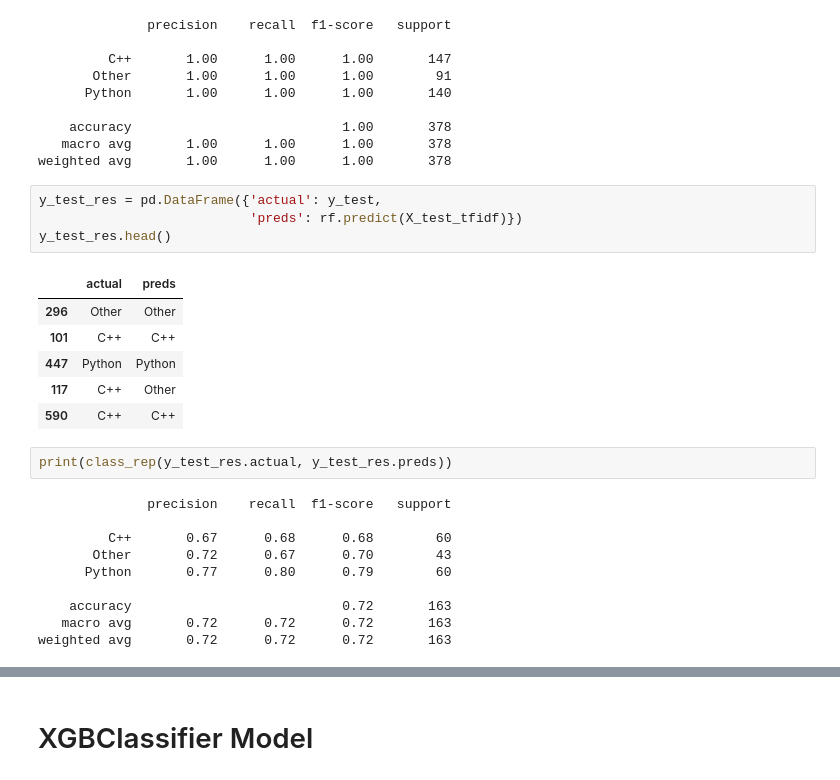
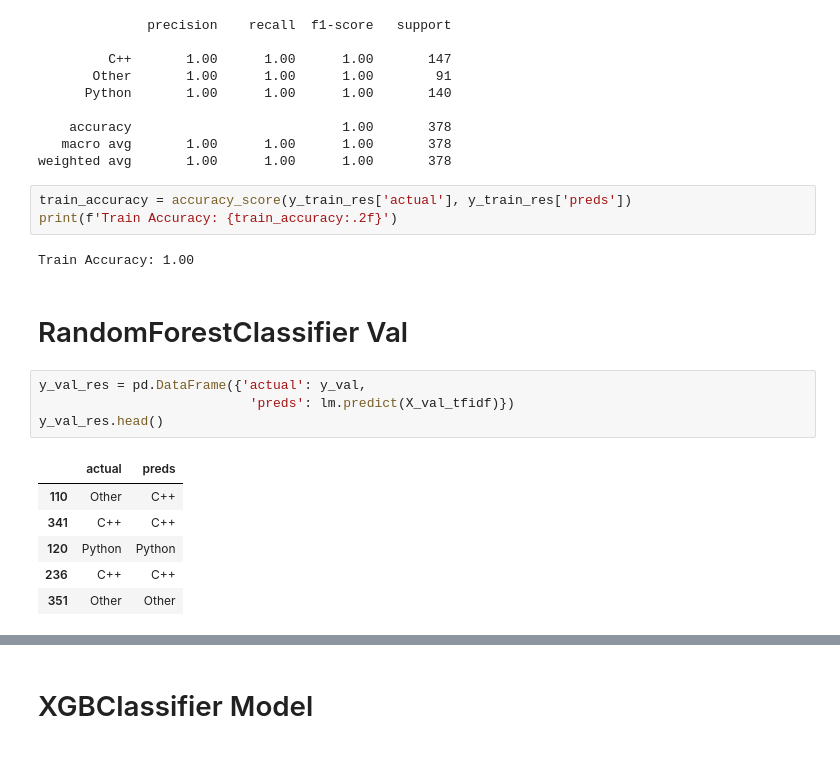
Before and after one commit to Marc-Aradillas/github_nlp_project, a Jupyter notebook: model-textonly.ipynb, the cells around one changed output, grey strips where cells are left out. Saved outputs shown, nothing was run; the diff lists cells and outputs as text.

```diff
--- a/model-textonly.ipynb
+++ b/model-textonly.ipynb
@@ -290,26 +294,21 @@ print(class_rep(y_train_res.actual, y_train_res.preds))
     accuracy                           1.00       378
    macro avg       1.00      1.00      1.00       378
 weighted avg       1.00      1.00      1.00       378
-# %%
-y_test_res = pd.DataFrame({'actual': y_test,
-                           'preds': rf.predict(X_test_tfidf)})
-y_test_res.head()
-# %% [output]
-|  | actual | preds |
-| 296 | Other | Other |
-| 101 | C++ | C++ |
-| 447 | Python | Python |
-| 117 | C++ | Other |
-| 590 | C++ | C++ |
-# %%
-print(class_rep(y_test_res.actual, y_test_res.preds))
-# %% [output]
-              precision    recall  f1-score   support
-
-         C++       0.67      0.68      0.68        60
-       Other       0.72      0.67      0.70        43
-      Python       0.77      0.80      0.79        60
-
-    accuracy                           0.72       163
-   macro avg       0.72      0.72      0.72       163
-weighted avg       0.72      0.72      0.72       163
+# %%
+train_accuracy = accuracy_score(y_train_res['actual'], y_train_res['preds'])
+print(f'Train Accuracy: {train_accuracy:.2f}')
+# %% [output]
+Train Accuracy: 1.00
+# %% [markdown]
+# RandomForestClassifier Val
+# %%
+y_val_res = pd.DataFrame({'actual': y_val,
+                           'preds': lm.predict(X_val_tfidf)})
+y_val_res.head()
+# %% [output]
+|  | actual | preds |
+| 110 | Other | C++ |
+| 341 | C++ | C++ |
+| 120 | Python | Python |
+| 236 | C++ | C++ |
+| 351 | Other | Other |
```
Also changed, not shown: parts of 38 cells of this notebook.
